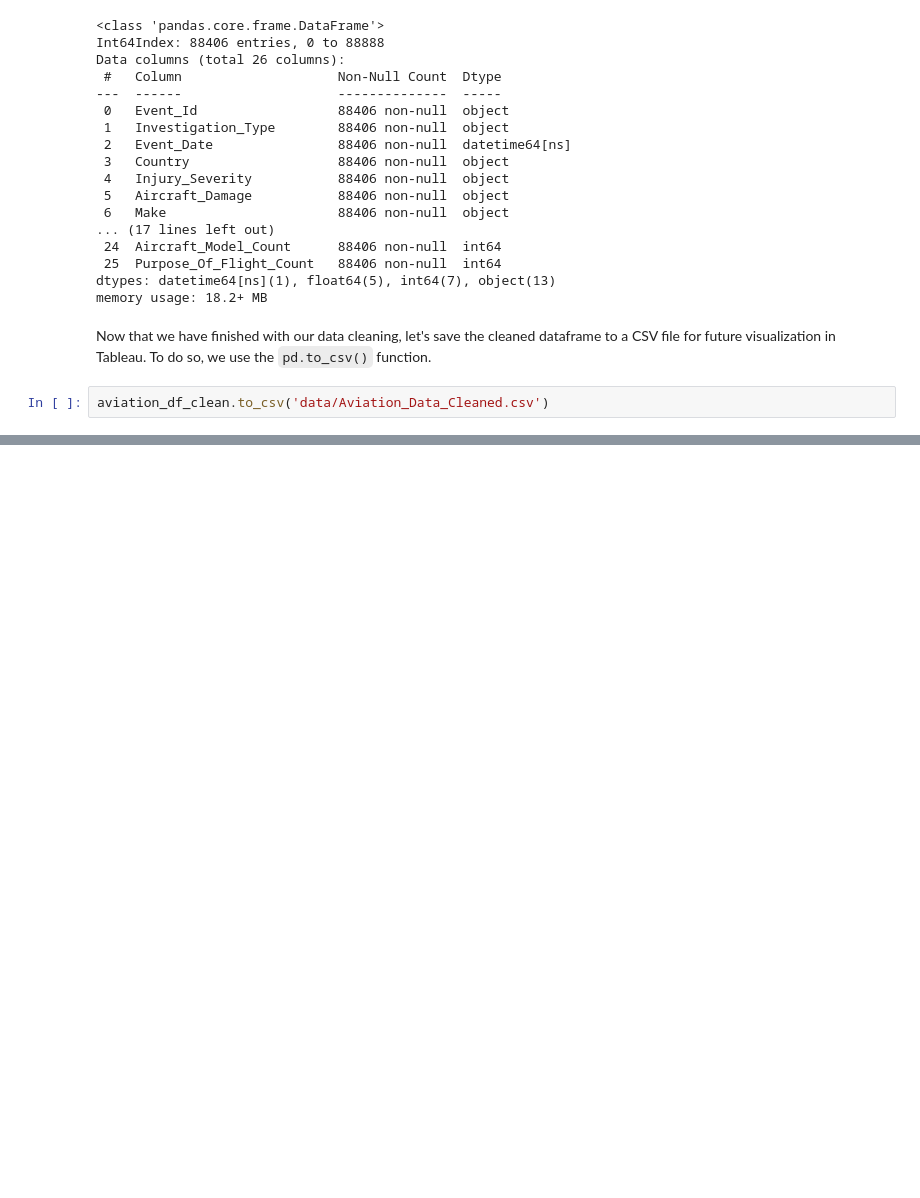
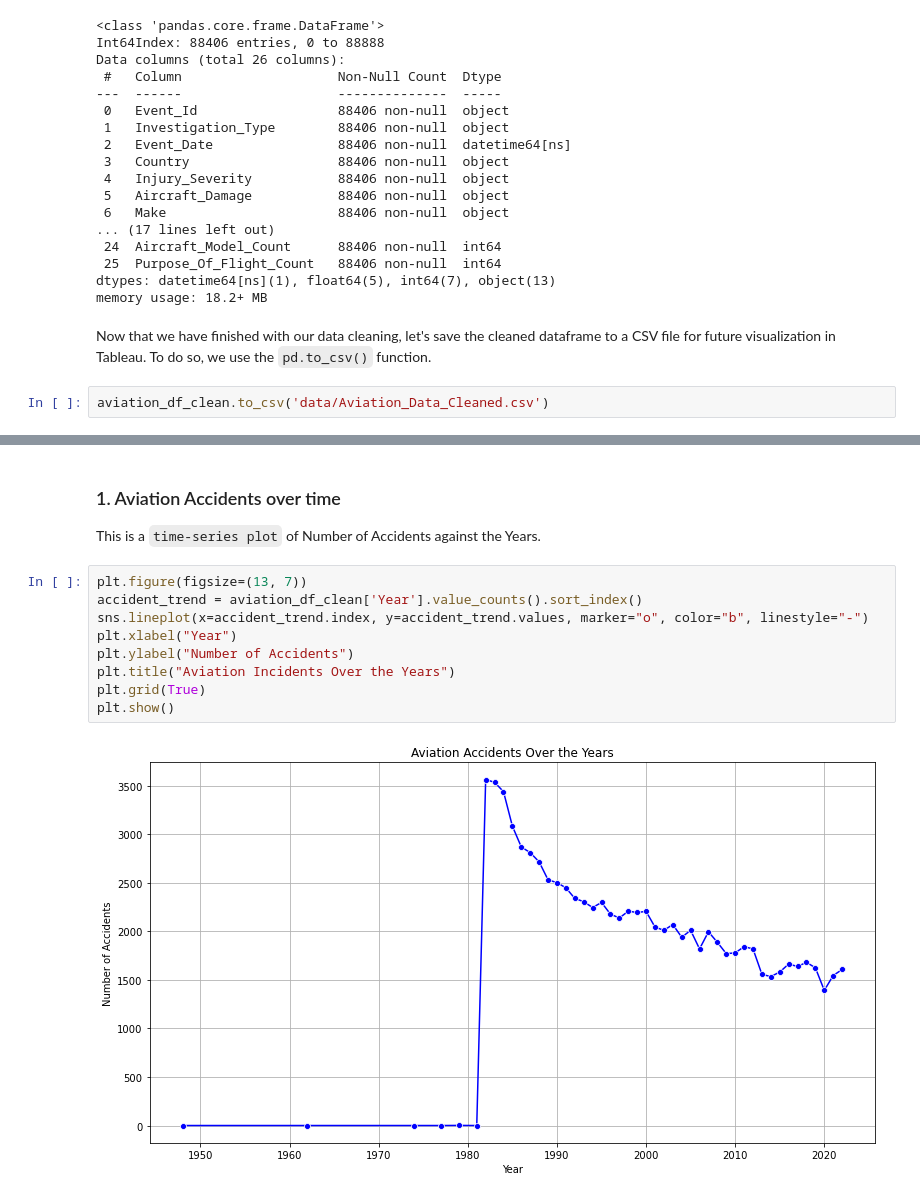
Before and after one commit to Patricknmaina/dsc-phase-1-project, a Jupyter notebook: index.ipynb, the cells around one changed output, grey strips where cells are left out. Drawn from its saved outputs; the diff is of its cells as text; blank space fills up the shorter version.

Commit message:
added visualization plots

```diff
--- a/index.ipynb
+++ b/index.ipynb
@@ -629,0 +660,14 @@ aviation_df_clean.to_csv('data/Aviation_Data_Cleaned.csv')
+# %% [markdown]
+### 1. Aviation Accidents over time
+This is a `time-series plot` of Number of Accidents against the Years.
+# %%
+plt.figure(figsize=(13, 7))
+accident_trend = aviation_df_clean['Year'].value_counts().sort_index()
+sns.lineplot(x=accident_trend.index, y=accident_trend.values, marker="o", color="b", linestyle="-")
+plt.xlabel("Year")
+plt.ylabel("Number of Accidents")
+plt.title("Aviation Incidents Over the Years")
+plt.grid(True)
+plt.show()
+# %% [output]
+[figure, added]
```
Also changed, not shown: parts of 5 cells of this notebook.
